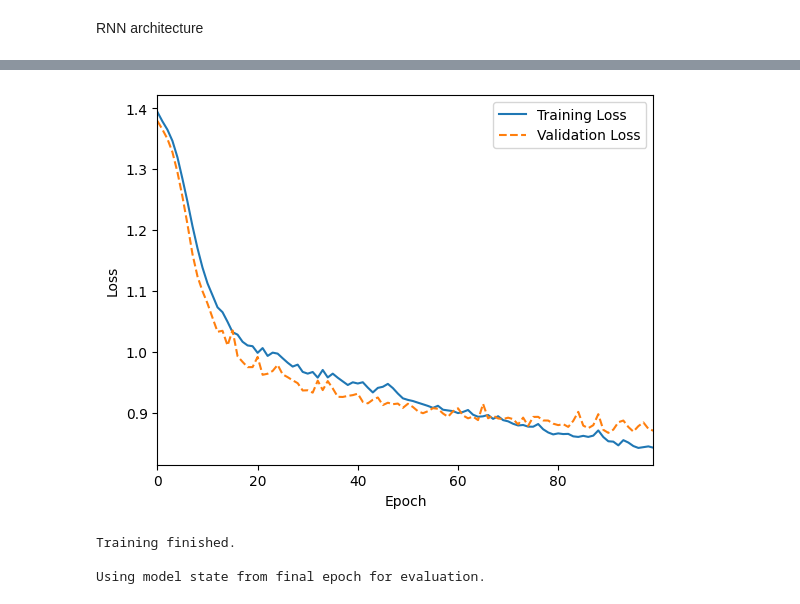
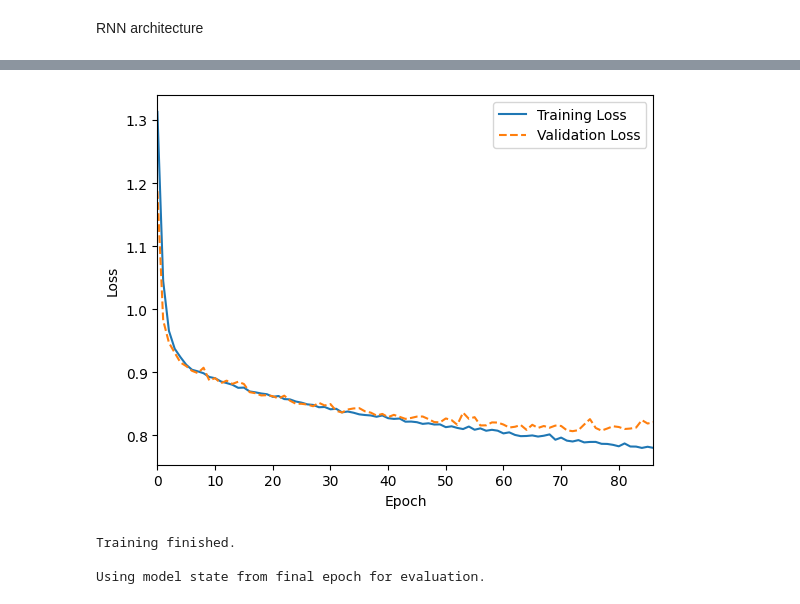
Before and after one commit to zebborjesson/tra300-ski-technique-classification, a Jupyter notebook: code/RNN.ipynb, the cells around one changed output, grey strips where cells are left out. Cells and saved outputs as stored; diff of their text form; code cells hidden in the pictures.

```diff
--- a/code/RNN.ipynb
+++ b/code/RNN.ipynb
@@ -22,12 +19,13 @@ from sklearn.model_selection import train_test_split
 # %% [markdown]
 Read data
 # %%
-folder_path = "/Users/robinoscarsson/PycharmProjects/tra300-ski-technique-classification/data_sync/outputs"
+###VALDIATION AND TRAINING DATA
+TRAINING_FOLDER = "/Users/robinoscarsson/PycharmProjects/tra300-ski-technique-classification/data_sync/outputs/Training_and_validation_set"
 
-csv_files = [f for f in os.listdir(folder_path) if f.endswith('.csv') and "NR" in f]
+csv_files = [f for f in os.listdir(TRAINING_FOLDER) if f.endswith('.csv')]
 
 dataframes = {}
 for file in csv_files:
-    full_path = os.path.join(folder_path, file)
+    full_path = os.path.join(TRAINING_FOLDER, file)
     df = pd.read_csv(full_path)
     dataframes[file] = df
@@ -213,43 +273,24 @@ Training Class counts: [2041, 1595, 5630, 1345]
 # %% [markdown]
 RNN architecture
+# %%
+####ARCHITECTURE
+EPOCHS = 100
+BATCH_SIZE = 128
+PRINT_EVERY = 1
+hidden_size = 16
+
+model = nn.RNN(input_size=input_dim, hidden_size= hidden_size, num_layers=3, nonlinearity='relu', batch_first=True)
+fc = nn.Linear(hidden_size, output_dim)  # Map hidden state → class logits
+criterion = nn.CrossEntropyLoss(weight=class_weights)
+optimizer = optim.Adam(model.parameters(), lr=1e-3, weight_decay=1e-5)
 # %%
-#Using the same workflow as for MLP
-EPOCHS = 100
-BATCH_SIZE = 256
-PRINT_EVERY = 1
-hidden_size = 15
-
-def batches(X, y, batch_size, shuffle=True):
-    n = len(X)
-    idx = np.arange(n)
-    if shuffle:
-        np.random.shuffle(idx)
-    for start in range(0, n, batch_size):
-        end = start + batch_size
-        sel = idx[start:end]
-        yield X[sel], y[sel]
-
-class_counts = torch.bincount(y_train_t)
-class_weights = 1.0 / class_counts.float().clamp_min(1.0)
-class_weights = class_weights * (len(class_counts) / class_weights.sum())
-
-model = nn.RNN(input_size=input_dim, hidden_size= hidden_size, num_layers=3, nonlinearity='relu', batch_first=True)
-fc = nn.Linear(hidden_size, output_dim)  # Map hidden state → class logits
-criterion = nn.CrossEntropyLoss(weight=class_weights)
-optimizer = optim.Adam(model.parameters(), lr=1e-3, weight_decay=1e-5)
-
+### Training loop
 history = {'train_loss': [], 'val_loss': [], 'val_acc': []}
 
 print("Starting training...")
-
-def plot_training(epochs, train_losses, val_losses):
-    """Plot the training and validation losses."""
-    plt.plot(range(epochs), train_losses, label="Training Loss")
-    plt.plot(range(epochs), val_losses, "--", label="Validation Loss")
-    plt.xlabel("Epoch"), plt.xlim([0, epochs - 1])
-    plt.ylabel("Loss")
-    plt.legend()
-    plt.show()
+early_stopper = EarlyStopper(patience=5, min_delta=0.01)
+#in case early stopping
+epoch_counter = 1
 
 for epoch in range(1, EPOCHS + 1):
     # --- Training Phase ---
@@ -292,7 +333,6 @@ for epoch in range(1, EPOCHS + 1):
             preds = out.argmax(dim=1)
             val_correct += (preds == yb).sum().item()
             total_samples += Xb.size(0)
-
     avg_val_loss = val_loss / total_samples
     val_accuracy = val_correct / total_samples
     history['val_loss'].append(avg_val_loss)
@@ -302,7 +342,16 @@ for epoch in range(1, EPOCHS + 1):
     if epoch % PRINT_EVERY == 0:
         print(f"Epoch {epoch:03d} | Train loss: {avg_train_loss:.4f} | Val loss: {avg_val_loss:.4f} | Val Acc: {val_accuracy:.4f}")
 
-plot_training(EPOCHS, history['train_loss'], history['val_loss'])
+    if early_stopper.early_stop(avg_val_loss):
+        print("Early stopping")
+        break
+
+    epoch_counter += 1
+
+if epoch_counter<EPOCHS:
+    plot_training(epoch_counter, history['train_loss'], history['val_loss'])
+else:
+    plot_training(EPOCHS, history['train_loss'], history['val_loss'])
 
     # --- (Removed "Save Best Model" block) ---
 
@@ -331,4 +380,4 @@ Epoch 100 | Train loss: 0.8421 | Val loss: 0.8701 | Val Acc: 0.6257
-[figure, old version]
+[figure, new version]
 Training finished.
 
 Using model state from final epoch for evaluation.
```
Also changed, not shown: parts of 13 cells of this notebook, 1 other file.
